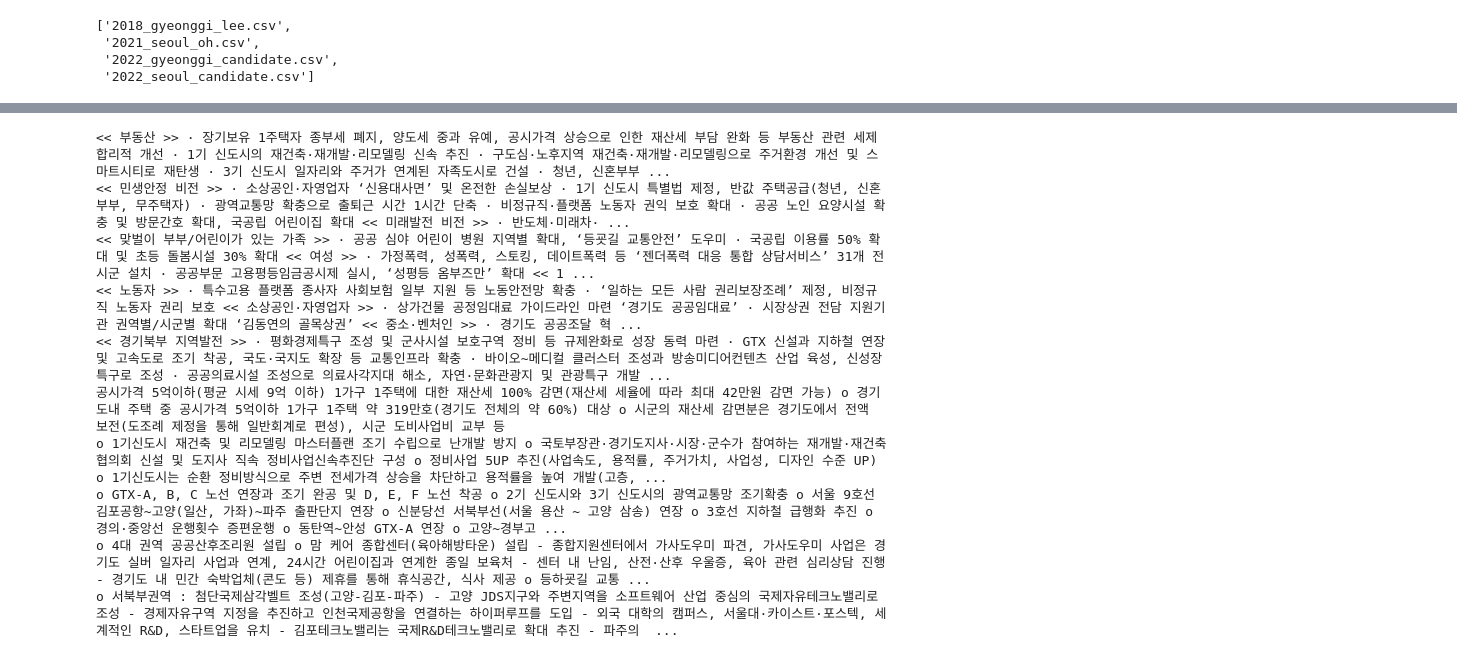
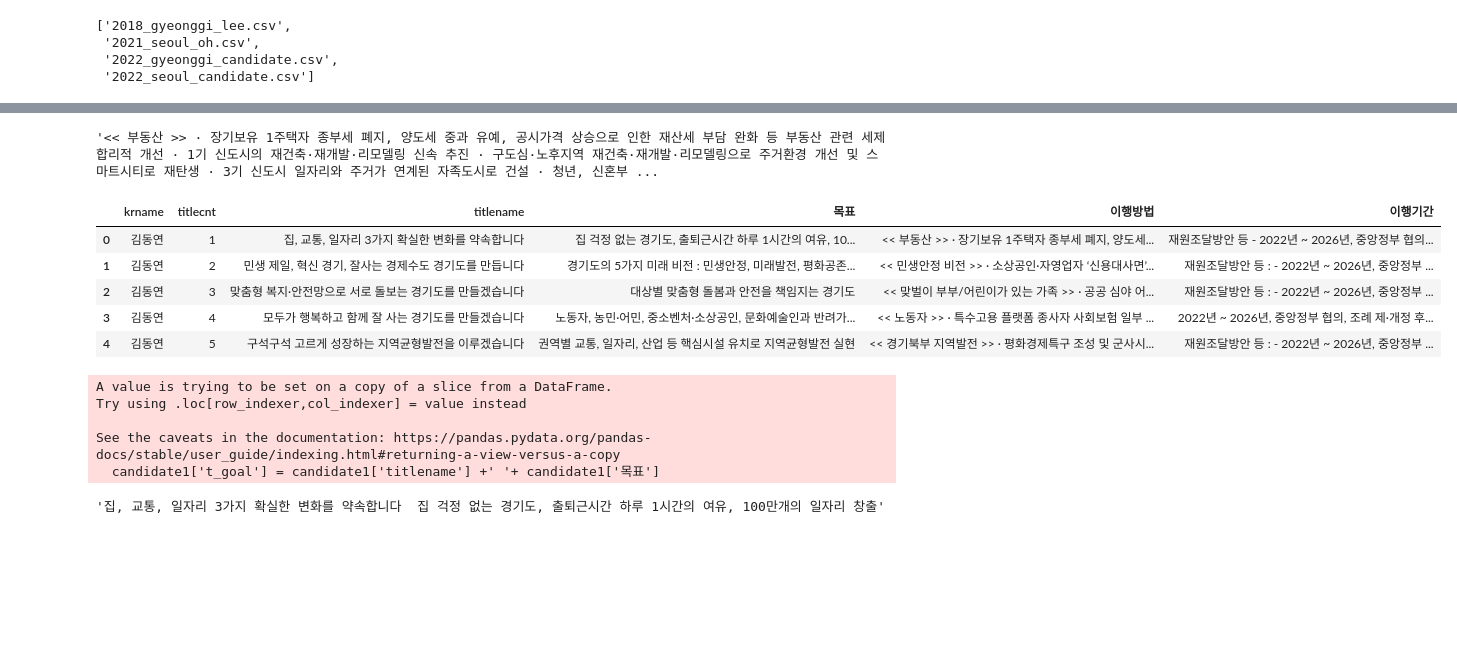
Before and after one commit to GayeonKimm/DS, a Jupyter notebook: 220526 candidate_후보자 공약.ipynb, the cells around one changed output, grey strips where cells are left out. Saved outputs shown, nothing was run; the diff lists cells and outputs as text; code cells hidden in the pictures; blank space fills up the shorter version.

```diff
--- a/220526 candidate_후보자 공약.ipynb
+++ b/220526 candidate_후보자 공약.ipynb
@@ -209,17 +237,29 @@ candidate
 | 7 | 김은혜 | 3 | 수도권 30분 출퇴근 시대 | 경기도와 서울, 도내 지역간 이동 시간을 획기적으로 단축 | o GTX-A, B, C 노선 연장과 조기 완공 및 D, E... | 당선 즉시 도지사 핵심사업으로 추진 □ 재원조달방안 등 - ... |
 | 8 | 김은혜 | 4 | 24시간 보육강화 및 초등학생 아침 무상급식 전면 실시 | 아이 키우는 엄마아빠의 부담 감경 | o 4대 권역 공공산후조리원 설립 o 맘 케어 종합센터(육아... | o 취임 후 1년 이내로 공공산후조리원/맘 케어 종합센터/어... |
 | 9 | 김은혜 | 5 | 경기북부 번영을 위한 규제 철폐 및 인프라 대폭 확충 | 중첩규제로 제대로 된 발전을 이루지 못하고 안보와 경제성장을... | o 서북부권역 : 첨단국제삼각벨트 조성(고양-김포-파주) -... | o 당선즉시 도지사 핵심사업으로 추진 □ 재원조달방안 등 o... |
-# %%
-for i in candidate['이행방법']:
-    print(i)
-# %% [output]
-<< 부동산 >> · 장기보유 1주택자 종부세 폐지, 양도세 중과 유예, 공시가격 상승으로 인한 재산세 부담 완화 등 부동산 관련 세제 합리적 개선 · 1기 신도시의 재건축·재개발·리모델링 신속 추진 · 구도심·노후지역 재건축·재개발·리모델링으로 주거환경 개선 및 스마트시티로 재탄생 · 3기 신도시 일자리와 주거가 연계된 자족도시로 건설 · 청년, 신혼부부 ...
-<< 민생안정 비전 >> · 소상공인·자영업자 ‘신용대사면’ 및 온전한 손실보상 · 1기 신도시 특별법 제정, 반값 주택공급(청년, 신혼부부, 무주택자) · 광역교통망 확충으로 출퇴근 시간 1시간 단축 · 비정규직·플랫폼 노동자 권익 보호 확대 · 공공 노인 요양시설 확충 및 방문간호 확대, 국공립 어린이집 확대 << 미래발전 비전 >> · 반도체·미래차· ...
-<< 맞벌이 부부/어린이가 있는 가족 >> · 공공 심야 어린이 병원 지역별 확대, ‘등굣길 교통안전’ 도우미 · 국공립 이용률 50% 확대 및 초등 돌봄시설 30% 확대 << 여성 >> · 가정폭력, 성폭력, 스토킹, 데이트폭력 등 ‘젠더폭력 대응 통합 상담서비스’ 31개 전시군 설치 · 공공부문 고용평등임금공시제 실시, ‘성평등 옴부즈만’ 확대 << 1 ...
-<< 노동자 >> · 특수고용 플랫폼 종사자 사회보험 일부 지원 등 노동안전망 확충 · ‘일하는 모든 사람 권리보장조례’ 제정, 비정규직 노동자 권리 보호 << 소상공인·자영업자 >> · 상가건물 공정임대료 가이드라인 마련 ‘경기도 공공임대료’ · 시장상권 전담 지원기관 권역별/시군별 확대 ‘김동연의 골목상권’ << 중소·벤처인 >> · 경기도 공공조달 혁 ...
-<< 경기북부 지역발전 >> · 평화경제특구 조성 및 군사시설 보호구역 정비 등 규제완화로 성장 동력 마련 · GTX 신설과 지하철 연장 및 고속도로 조기 착공, 국도·국지도 확장 등 교통인프라 확충 · 바이오~메디컬 클러스터 조성과 방송미디어컨텐츠 산업 육성, 신성장특구로 조성 · 공공의료시설 조성으로 의료사각지대 해소, 자연·문화관광지 및 관광특구 개발 ...
-공시가격 5억이하(평균 시세 9억 이하) 1가구 1주택에 대한 재산세 100% 감면(재산세 세율에 따라 최대 42만원 감면 가능) o 경기도내 주택 중 공시가격 5억이하 1가구 1주택 약 319만호(경기도 전체의 약 60%) 대상 o 시군의 재산세 감면분은 경기도에서 전액 보전(도조례 제정을 통해 일반회계로 편성), 시군 도비사업비 교부 등
-o 1기신도시 재건축 및 리모델링 마스터플랜 조기 수립으로 난개발 방지 o 국토부장관·경기도지사·시장·군수가 참여하는 재개발·재건축 협의회 신설 및 도지사 직속 정비사업신속추진단 구성 o 정비사업 5UP 추진(사업속도, 용적률, 주거가치, 사업성, 디자인 수준 UP) o 1기신도시는 순환 정비방식으로 주변 전세가격 상승을 차단하고 용적률을 높여 개발(고층, ...
-o GTX-A, B, C 노선 연장과 조기 완공 및 D, E, F 노선 착공 o 2기 신도시와 3기 신도시의 광역교통망 조기확충 o 서울 9호선 김포공항~고양(일산, 가좌)~파주 출판단지 연장 o 신분당선 서북부선(서울 용산 ~ 고양 삼송) 연장 o 3호선 지하철 급행화 추진 o 경의·중앙선 운행횟수 증편운행 o 동탄역~안성 GTX-A 연장 o 고양~경부고 ...
-o 4대 권역 공공산후조리원 설립 o 맘 케어 종합센터(육아해방타운) 설립 - 종합지원센터에서 가사도우미 파견, 가사도우미 사업은 경기도 실버 일자리 사업과 연계, 24시간 어린이집과 연계한 종일 보육처 - 센터 내 난임, 산전·산후 우울증, 육아 관련 심리상담 진행 - 경기도 내 민간 숙박업체(콘도 등) 제휴를 통해 휴식공간, 식사 제공 o 등하굣길 교통 ...
-o 서북부권역 : 첨단국제삼각벨트 조성(고양-김포-파주) - 고양 JDS지구와 주변지역을 소프트웨어 산업 중심의 국제자유테크노밸리로 조성 - 경제자유구역 지정을 추진하고 인천국제공항을 연결하는 하이퍼루프를 도입 - 외국 대학의 캠퍼스, 서울대·카이스트·포스텍, 세계적인 R&D, 스타트업을 유치 - 김포테크노밸리는 국제R&D테크노밸리로 확대 추진 - 파주의  ...
+# %%
+candidate[candidate['krname']=='김동연']['이행방법'][0]
+# %% [output]
+'<< 부동산 >> · 장기보유 1주택자 종부세 폐지, 양도세 중과 유예, 공시가격 상승으로 인한 재산세 부담 완화 등 부동산 관련 세제 합리적 개선 · 1기 신도시의 재건축·재개발·리모델링 신속 추진 · 구도심·노후지역 재건축·재개발·리모델링으로 주거환경 개선 및 스마트시티로 재탄생 · 3기 신도시 일자리와 주거가 연계된 자족도시로 건설 · 청년, 신혼부 ...
+# %%
+candidate1 = candidate[0:5]
+candidate2 = candidate[5:]
+
+candidate1.head()
+# %% [output]
+|  | krname | titlecnt | titlename | 목표 | 이행방법 | 이행기간 |
+| 0 | 김동연 | 1 | 집, 교통, 일자리 3가지 확실한 변화를 약속합니다 | 집 걱정 없는 경기도, 출퇴근시간 하루 1시간의 여유, 10... | << 부동산 >> · 장기보유 1주택자 종부세 폐지, 양도세... | 재원조달방안 등 - 2022년 ~ 2026년, 중앙정부 협의... |
+| 1 | 김동연 | 2 | 민생 제일, 혁신 경기, 잘사는 경제수도 경기도를 만듭니다 | 경기도의 5가지 미래 비전 : 민생안정, 미래발전, 평화공존... | << 민생안정 비전 >> · 소상공인·자영업자 ‘신용대사면’... | 재원조달방안 등 : - 2022년 ~ 2026년, 중앙정부 ... |
+| 2 | 김동연 | 3 | 맞춤형 복지·안전망으로 서로 돌보는 경기도를 만들겠습니다 | 대상별 맞춤형 돌봄과 안전을 책임지는 경기도 | << 맞벌이 부부/어린이가 있는 가족 >> · 공공 심야 어... | 재원조달방안 등 : - 2022년 ~ 2026년, 중앙정부 ... |
+| 3 | 김동연 | 4 | 모두가 행복하고 함께 잘 사는 경기도를 만들겠습니다 | 노동자, 농민·어민, 중소벤처·소상공인, 문화예술인과 반려가... | << 노동자 >> · 특수고용 플랫폼 종사자 사회보험 일부 ... | 2022년 ~ 2026년, 중앙정부 협의, 조례 제·개정 후... |
+| 4 | 김동연 | 5 | 구석구석 고르게 성장하는 지역균형발전을 이루겠습니다 | 권역별 교통, 일자리, 산업 등 핵심시설 유치로 지역균형발전 실현 | << 경기북부 지역발전 >> · 평화경제특구 조성 및 군사시... | 재원조달방안 등 : - 2022년 ~ 2026년, 중앙정부 ... |
+# %%
+candidate1['t_goal'] = candidate1['titlename'] +' '+ candidate1['목표']
+candidate1['t_goal'][0]
+# %% [output]
+A value is trying to be set on a copy of a slice from a DataFrame.
+Try using .loc[row_indexer,col_indexer] = value instead
+
+See the caveats in the documentation: https://pandas.pydata.org/pandas-docs/stable/user_guide/indexing.html#returning-a-view-versus-a-copy
+  candidate1['t_goal'] = candidate1['titlename'] +' '+ candidate1['목표']
+'집, 교통, 일자리 3가지 확실한 변화를 약속합니다  집 걱정 없는 경기도, 출퇴근시간 하루 1시간의 여유, 100만개의 일자리 창출'
```
Also changed, not shown: parts of 11 cells of this notebook.
